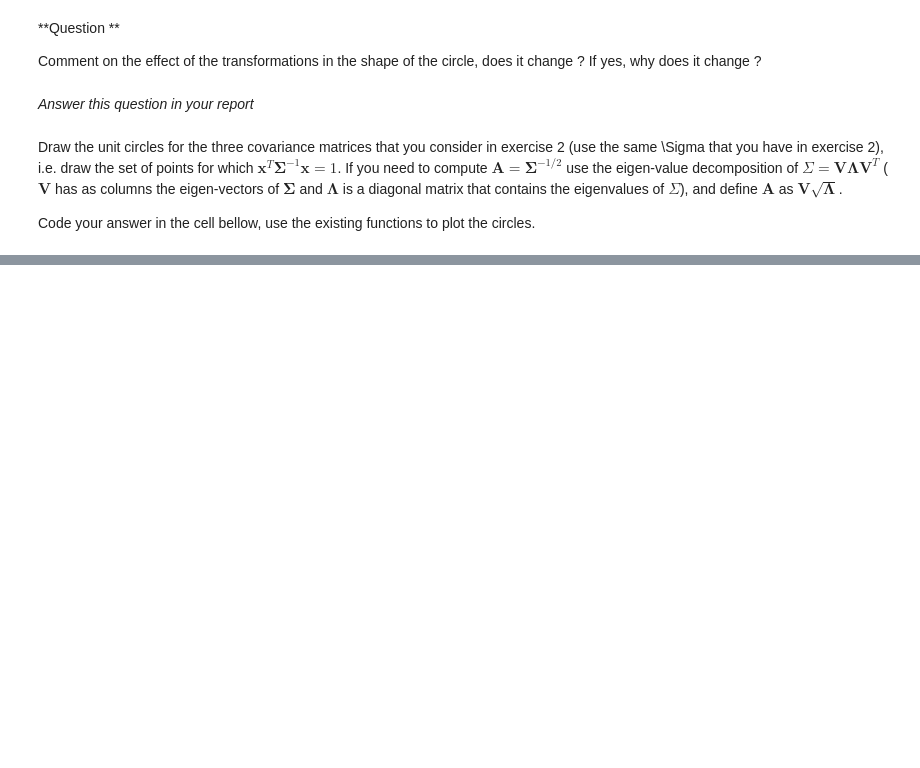
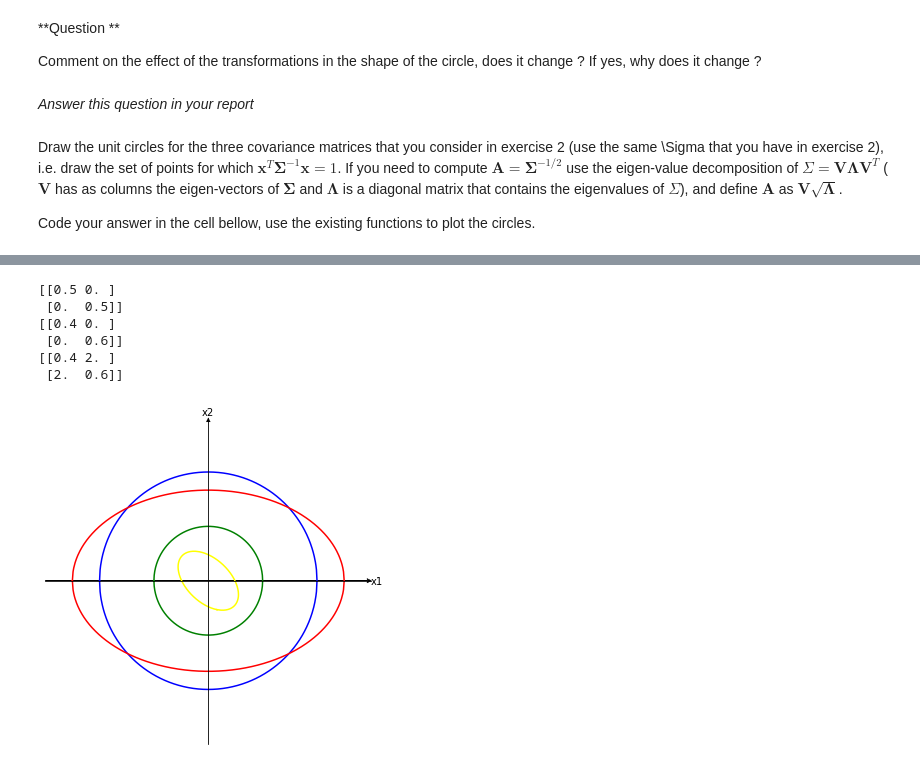
Before and after one commit to thomas-carreira/k-nearest-neighbors, a Jupyter notebook: knn_linear_transformations.ipynb, the cells around one changed output, grey strips where cells are left out. Saved outputs shown, nothing was run; the diff lists cells and outputs as text; code cells hidden in the pictures; blank space fills up the shorter version.

```diff
--- a/knn_linear_transformations.ipynb
+++ b/knn_linear_transformations.ipynb
@@ -586,0 +615,32 @@ fig, ax = setup_plot()
+# %%
+import numpy as np
+from transformation import setup_plot, draw
+fig, ax = setup_plot(3)
+basic_unit_circle = unit_circle_points(n)
+draw(ax, basic_unit_circle, 'green')
+#---------avg-diag-sigma--------------
+# avg_sigma = get_sigma(basic_unit_circle.T, 'diag_average_cov')
+avg_sigma = np.array([[0.5,0],[0,0.5]]) #artificial cov
+# print(avg_sigma)
+avg_sigma_unit = apply_transformation_Z(basic_unit_circle,avg_sigma)
+draw(ax, avg_sigma_unit, 'blue')
+#------------diag-sigma--------------
+# diag_sigma = get_sigma(basic_unit_circle.T, 'diag_cov')
+diag_sigma = np.array([[0.4,0],[0,0.6]]) #artificial cov
+# print(diag_sigma)
+diag_sigma_unit = apply_transformation_Z(basic_unit_circle,diag_sigma)
+draw(ax, diag_sigma_unit, 'red')
+#---------full-sigma----------------
+# full_sigma = get_sigma(basic_unit_circle.T, 'full_cov')
+full_sigma = np.array([[0.4,2],[2,0.6]]) #artificial cov
+# print(full_sigma)
+full_sigma_unit = apply_transformation_Z(basic_unit_circle,full_sigma)
+draw(ax, full_sigma_unit, 'yellow')
+# %% [output]
+[[0.5 0. ]
+ [0.  0.5]]
+[[0.4 0. ]
+ [0.  0.6]]
+[[0.4 2. ]
+ [2.  0.6]]
+[figure, added]
```
Also changed, not shown: parts of 7 cells of this notebook, 2 other files.
